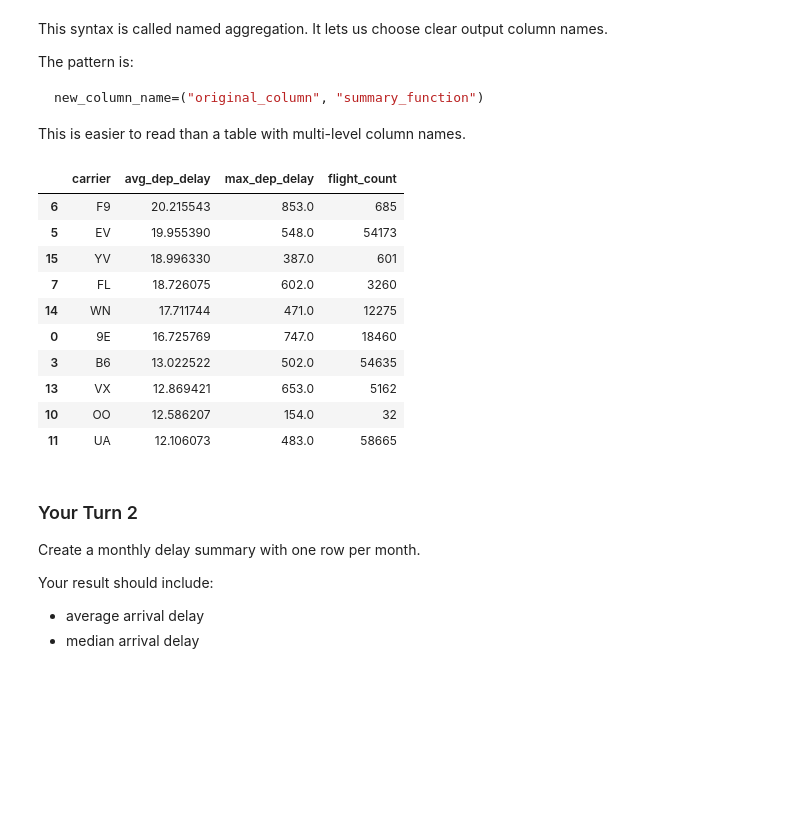
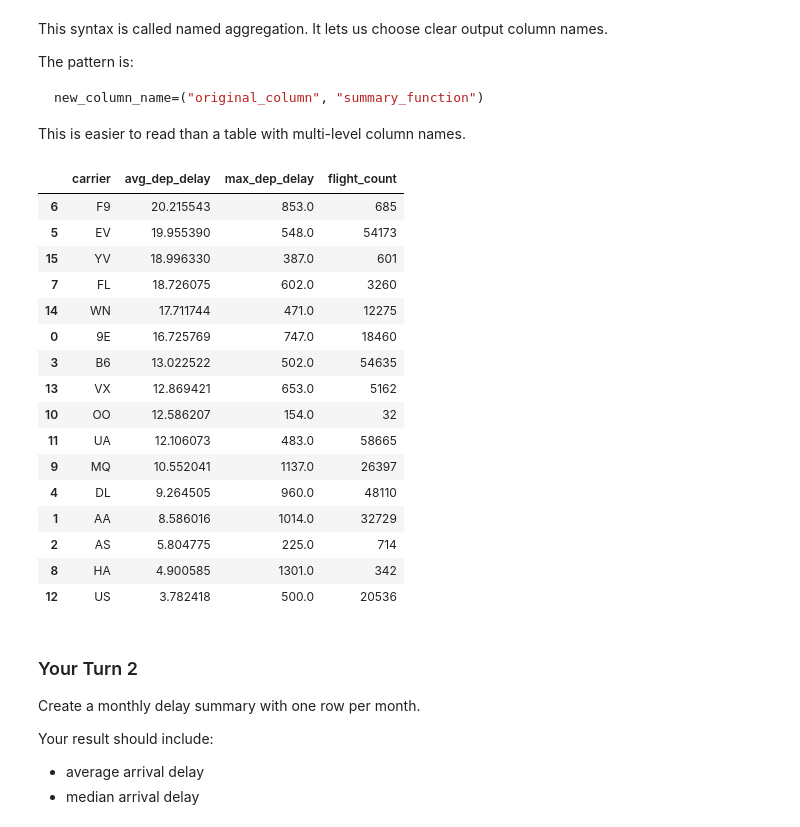
Before and after one commit to enginerdsquared/BAN6003_WK07-08_Aggregation-Integration-Template, a Jupyter notebook: notebooks/module7_aggregation_reshaping_guided_lab.ipynb, the cells around one changed output. Saved outputs shown, nothing was run; the diff lists cells and outputs as text; code cells hidden in the pictures; blank space fills up the shorter version.

```diff
--- a/notebooks/module7_aggregation_reshaping_guided_lab.ipynb
+++ b/notebooks/module7_aggregation_reshaping_guided_lab.ipynb
@@ -215,19 +226,26 @@ new_column_name=("original_column", "summary_function")
 
 This is easier to read than a table with multi-level column names.
 # %%
-carrier_summary.sort_values("avg_dep_delay", ascending=False).head(10)
+carrier_summary.sort_values("avg_dep_delay", ascending=False).head(20)
+#carrier_summary.sort_values("avg_dep_delay", ascending=False).shape
 # %% [output]
 |  | carrier | avg_dep_delay | max_dep_delay | flight_count |
 | 6 | F9 | 20.215543 | 853.0 | 685 |
 | 5 | EV | 19.955390 | 548.0 | 54173 |
 | 15 | YV | 18.996330 | 387.0 | 601 |
 | 7 | FL | 18.726075 | 602.0 | 3260 |
 | 14 | WN | 17.711744 | 471.0 | 12275 |
 | 0 | 9E | 16.725769 | 747.0 | 18460 |
 | 3 | B6 | 13.022522 | 502.0 | 54635 |
 | 13 | VX | 12.869421 | 653.0 | 5162 |
 | 10 | OO | 12.586207 | 154.0 | 32 |
 | 11 | UA | 12.106073 | 483.0 | 58665 |
+| 9 | MQ | 10.552041 | 1137.0 | 26397 |
+| 4 | DL | 9.264505 | 960.0 | 48110 |
+| 1 | AA | 8.586016 | 1014.0 | 32729 |
+| 2 | AS | 5.804775 | 225.0 | 714 |
+| 8 | HA | 4.900585 | 1301.0 | 342 |
+| 12 | US | 3.782418 | 500.0 | 20536 |
 # %% [markdown]
 ### Your Turn 2
 
```
Also changed, not shown: parts of 21 cells of this notebook, 1 other file.
